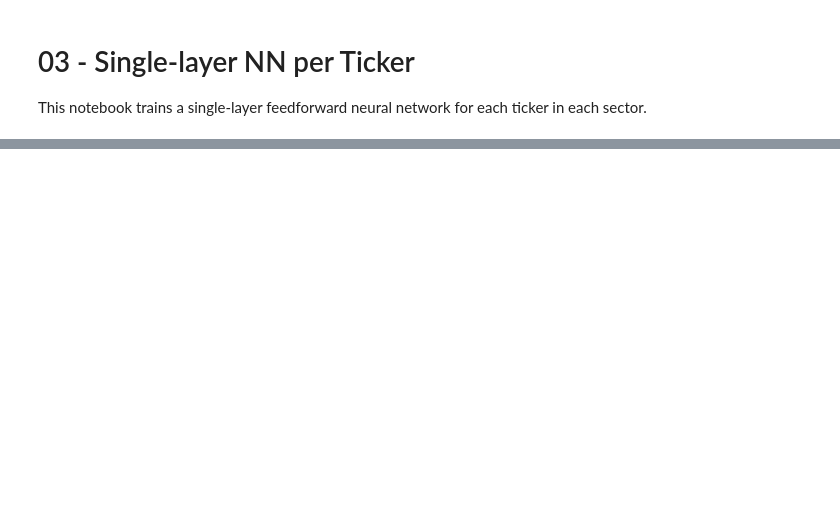
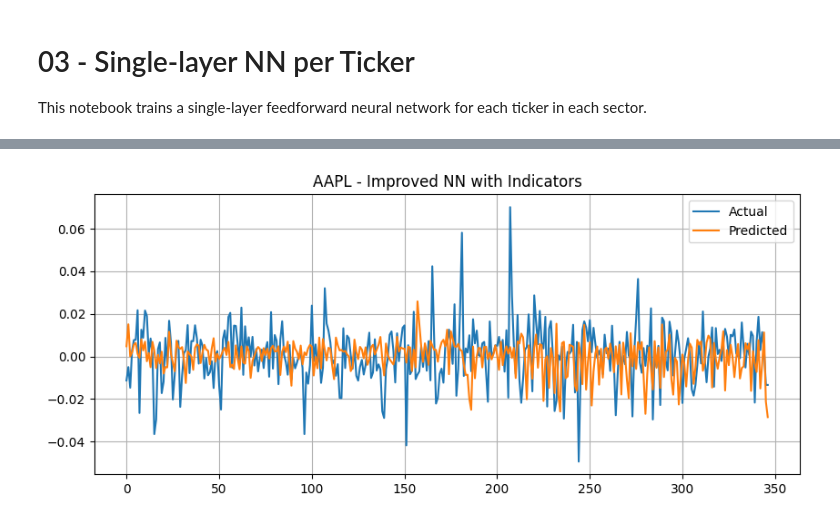
Before and after one commit to abhigyas/stock-forecasting-neural-networks, a Jupyter notebook: notebooks/03_modeling_single_layer_nn.ipynb, the cells around one changed output, grey strips where cells are left out. Cells and saved outputs as stored; diff of their text form; code cells hidden in the pictures; blank space fills up the shorter version.

```diff
--- a/notebooks/03_modeling_single_layer_nn.ipynb
+++ b/notebooks/03_modeling_single_layer_nn.ipynb
@@ -73,0 +5,98 @@ Training BAC...
+# %%
+import sys
+sys.path.append('..')  # Add parent directory for utils module
+
+import pandas as pd
+import numpy as np
+from sklearn.model_selection import train_test_split
+from sklearn.preprocessing import StandardScaler
+from tensorflow.keras.models import Sequential
+from tensorflow.keras.layers import Dense, Dropout
+from tensorflow.keras.callbacks import EarlyStopping
+from sklearn.metrics import mean_squared_error, r2_score
+import matplotlib.pyplot as plt
+from utils.preprocessing import prepare_data
+from utils.evaluation import plot_predictions, compute_metrics
+import os
+
+tickers = ['AAPL', 'MSFT', 'JPM', 'BAC', 'XOM', 'CVX']
+results = {}
+
+for ticker in tickers:
+    print(f"Training {ticker}...")
+    df = pd.read_csv(f'../data/processed/{ticker}_processed.csv', index_col='Date', parse_dates=True)
+    df['Close'] = pd.to_numeric(df['Close'], errors='coerce')
+
+    # === Add indicators ===
+    df['Return'] = df['Close'].pct_change()
+    for i in range(1, 6):
+        df[f'Lag_{i}'] = df['Return'].shift(i)
+    df['Momentum_10'] = df['Close'] - df['Close'].shift(10)
+
+    delta = df['Close'].diff()
+    gain = delta.clip(lower=0).rolling(14).mean()
+    loss = -delta.clip(upper=0).rolling(14).mean()
+    rs = gain / loss
+    df['RSI'] = 100 - (100 / (1 + rs))
+
+    ema12 = df['Close'].ewm(span=12, adjust=False).mean()
+    ema26 = df['Close'].ewm(span=26, adjust=False).mean()
+    df['MACD'] = ema12 - ema26
+    df['MACD_signal'] = df['MACD'].ewm(span=9, adjust=False).mean()
+
+    # === Define target: 3-day forward log return ===
+    df['LogReturn'] = np.log(df['Close'] / df['Close'].shift(1))
+    df['Target'] = df['LogReturn'].shift(-3)
+
+    # Drop NaNs created by indicators and target
+    df = df.dropna()
+
+    # === Select top 10 correlated features ===
+    correlations = df.corr()['Target'].abs().sort_values(ascending=False)
+    top_features = correlations[1:11].index.tolist()  # exclude 'Target' itself
+    X = df[top_features]
+    y = df['Target']
+
+    # Train-test split
+    X_train, X_test, y_train, y_test = train_test_split(X, y, shuffle=False, test_size=0.2)
+
+    # Scaling
+    scaler = StandardScaler()
+    X_train_scaled = scaler.fit_transform(X_train)
+    X_test_scaled = scaler.transform(X_test)
+
+    # === Build improved model ===
+    model = Sequential([
+        Dense(128, activation='relu', input_shape=(X_train_scaled.shape[1],)),
+        Dense(64, activation='relu'),
+        Dropout(0.1),
+        Dense(1)
+    ])
+    model.compile(optimizer='adam', loss='mse')
+
+    early_stop = EarlyStopping(patience=10, restore_best_weights=True)
+    model.fit(X_train_scaled, y_train, validation_split=0.2, epochs=100, verbose=0, callbacks=[early_stop])
+
+    # Save model
+    os.makedirs('../models/saved_model', exist_ok=True)
+    model.save(f'../models/saved_model/{ticker}_improved_nn.h5')
+
+    # Predict and evaluate
+    y_pred = model.predict(X_test_scaled).flatten()
+    mse = mean_squared_error(y_test, y_pred)
+    r2 = r2_score(y_test, y_pred)
+    results[ticker] = (mse, r2)
+
+    # Plot predictions
+    plt.figure(figsize=(10, 4))
+    plt.plot(y_test.values, label='Actual')
+    plt.plot(y_pred, label='Predicted')
+    plt.title(f"{ticker} - Improved NN with Indicators")
+    plt.legend()
+    plt.grid(True)
+    plt.show()
+
+# === Print summary ===
+for ticker, (mse, r2) in results.items():
+    print(f"{ticker}: MSE = {mse:.6f}, R² = {r2:.4f}")
+# %% [output]
@@ -73,0 +106 @@ Training BAC...
+[figure, added]
```
Also changed, not shown: parts of 2 cells of this notebook, 29 other files.
